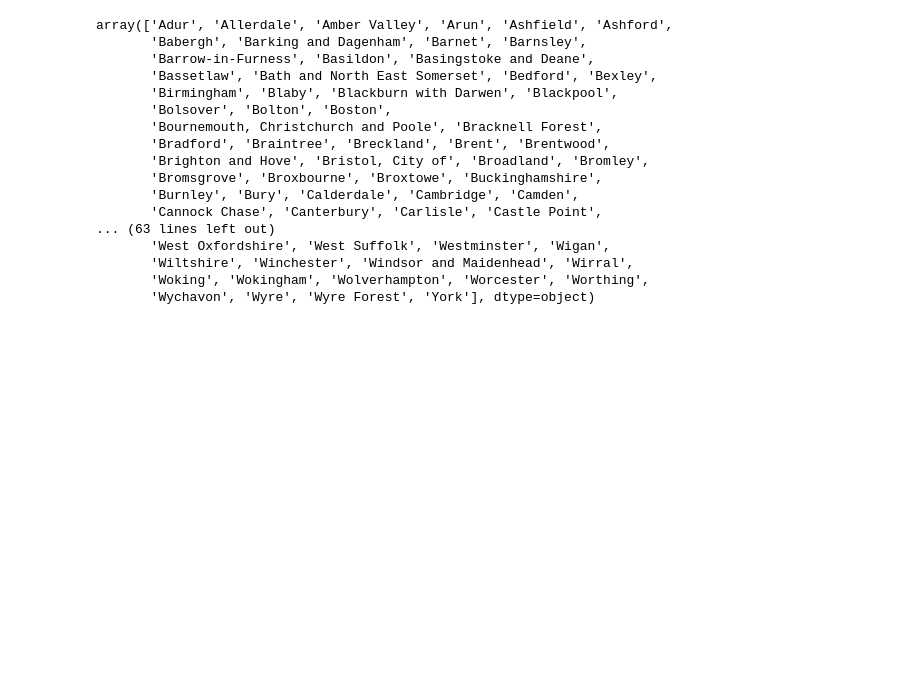
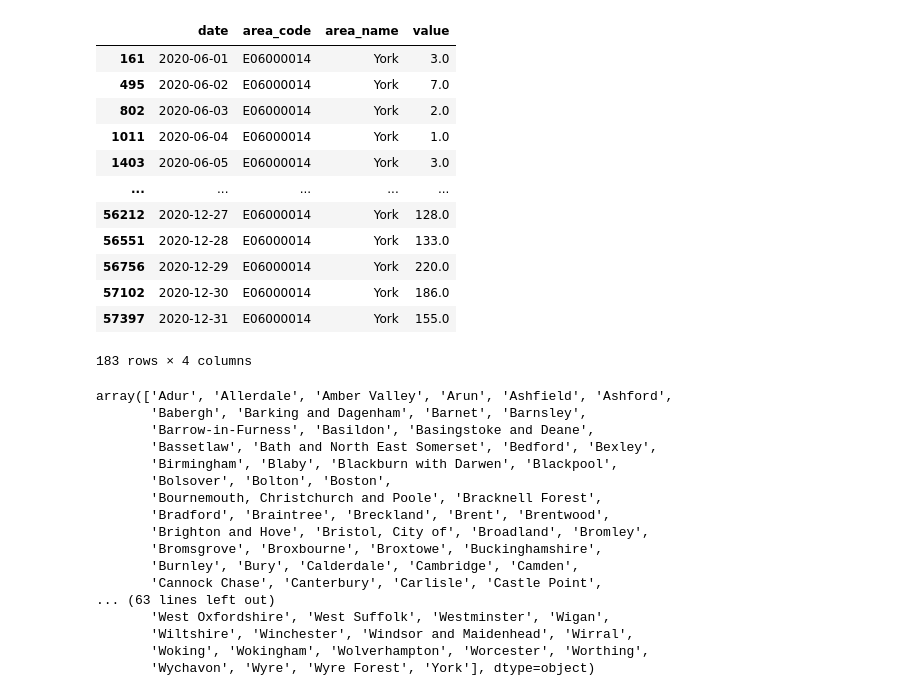
Before and after one commit to joshlooks/COVIDews, a Jupyter notebook: data_playground.ipynb, the cells around one changed output. Drawn from its saved outputs; the diff is of its cells as text; code cells hidden in the pictures; blank space fills up the shorter version.

```diff
--- a/data_playground.ipynb
+++ b/data_playground.ipynb
@@ -7,6 +7,22 @@ from statsmodels.tsa.stattools import acf
 # %%
 cases20 = pd.read_csv('Data/newCasesPCROnlyBySpecimenDate_ltla_2020.csv')
 cases20 = cases20[['date','area_code','area_name','value']]
+# %%
+cases20[cases20['area_name']=='York']
+# %% [output]
+|  | date | area_code | area_name | value |
+| 161 | 2020-06-01 | E06000014 | York | 3.0 |
+| 495 | 2020-06-02 | E06000014 | York | 7.0 |
+| 802 | 2020-06-03 | E06000014 | York | 2.0 |
+| 1011 | 2020-06-04 | E06000014 | York | 1.0 |
+| 1403 | 2020-06-05 | E06000014 | York | 3.0 |
+| ... | ... | ... | ... | ... |
+| 56212 | 2020-12-27 | E06000014 | York | 128.0 |
+| 56551 | 2020-12-28 | E06000014 | York | 133.0 |
+| 56756 | 2020-12-29 | E06000014 | York | 220.0 |
+| 57102 | 2020-12-30 | E06000014 | York | 186.0 |
+| 57397 | 2020-12-31 | E06000014 | York | 155.0 |
+183 rows × 4 columns
 # %%
 ltlacovid = np.unique(cases20['area_name'])
 # %%
```
Also changed, not shown: 26 other files.
